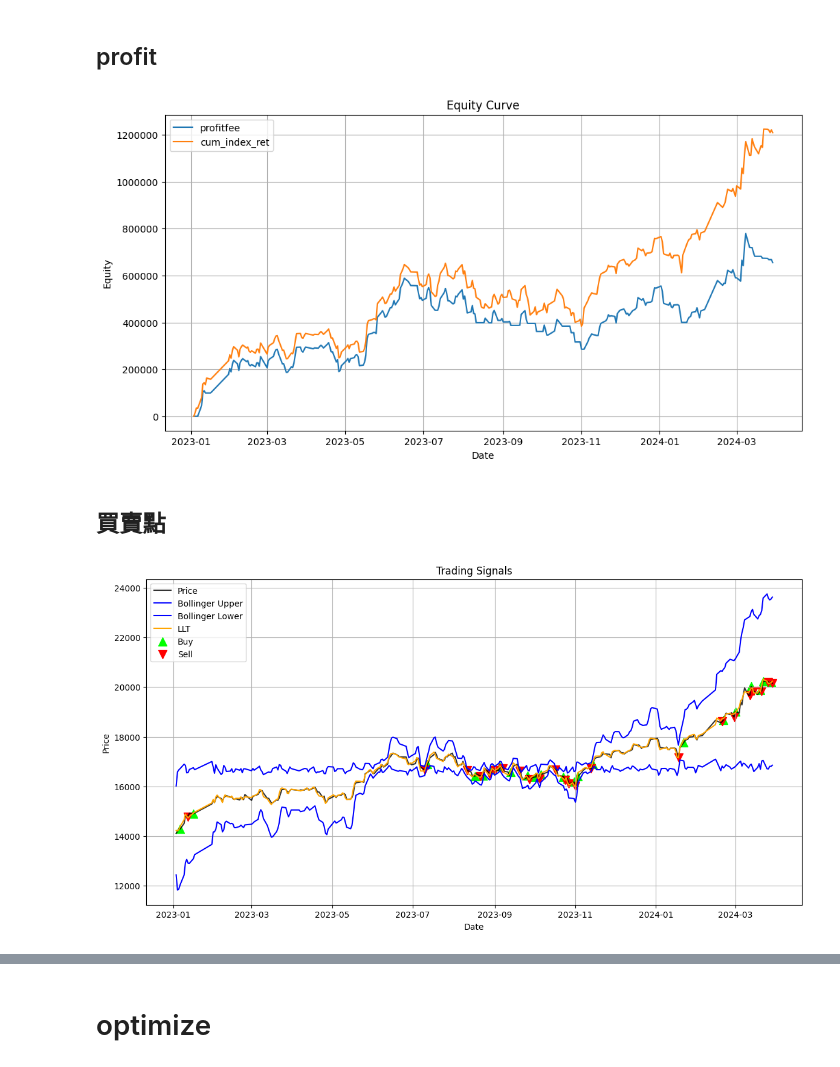
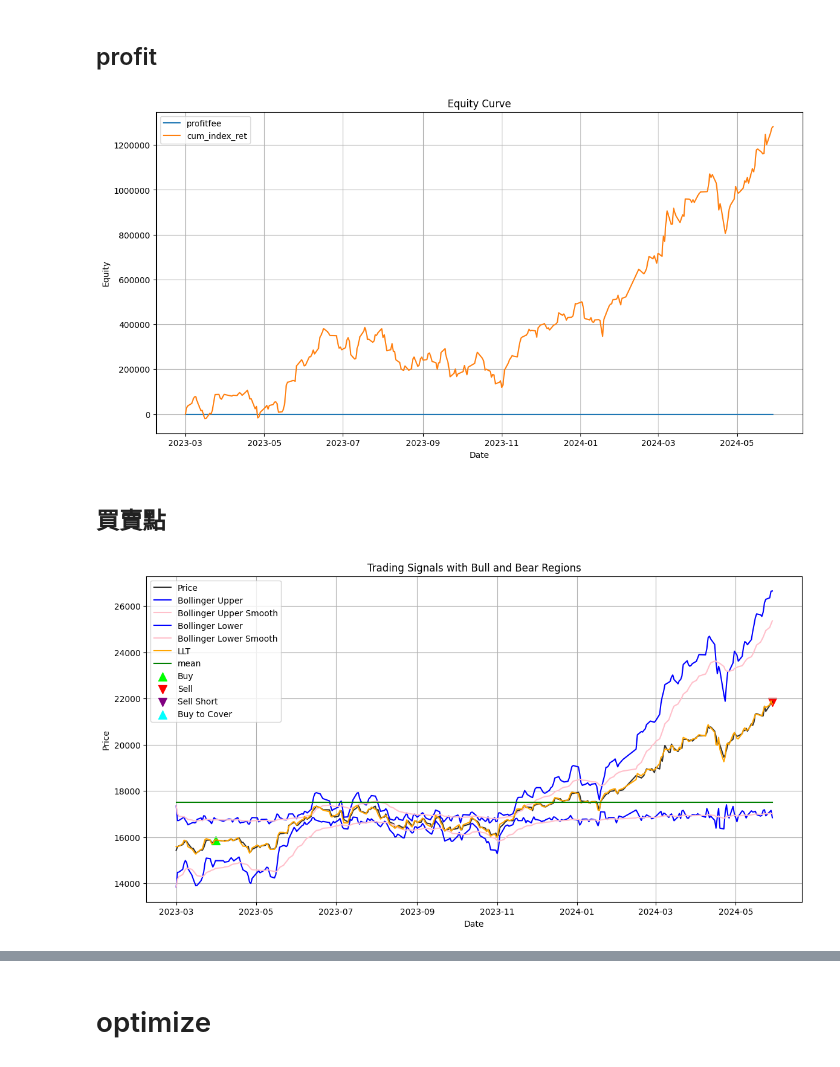
Before and after one commit to Xin95172/Quant_idea, a Jupyter notebook: llt.ipynb, the cells around one changed output, grey strips where cells are left out. Saved outputs shown, nothing was run; the diff lists cells and outputs as text; code cells hidden in the pictures.

```diff
--- a/llt.ipynb
+++ b/llt.ipynb
@@ -21,7 +21,7 @@ df.columns = ['open', 'high', 'low', 'close', 'volume']
 '''
 
 ## 資料DataFrame
-df = yfin.download('^TWII', start = '2023-1-1', end = '2024-3-30')
+df = yfin.download('^TWII', start = '2023-3-1', end = '2024-5-30')
 df.columns = ['open', 'high', 'low', 'close', 'adj_close', 'volume']
 ## 計算資料DataFrame
 ret_df = pd.DataFrame(index = df.index)
@@ -370,7 +349,7 @@ Profit Factor :  3.286084869028772
 ## profit
 # %%
 # plot
-fig, ax = plt.subplots(figsize=(12, 6))
+fig, ax = plt.subplots(figsize=(14, 7))
 ax.plot(df.index, equity['profitfee'], label='profitfee')
 ax.plot(df.index, ret_df['cum_index_ret'], label='cum_index_ret')
 
@@ -387,51 +366,65 @@ ax.legend()
 
 plt.show()
 # %% [output]
-[figure, old version]
+[figure, new version]
 # %% [markdown]
 ## 買賣點
 # %%
-import matplotlib.pyplot as plt
-
 # 筛选买卖信号
 buy_points = ret_df[ret_df['buy'] > 0]
 sell_points = ret_df[ret_df['sell'] > 0]
-# sellshort_points = ret_df[ret_df['sellshort'] > 0]
-# buytocover_points = ret_df[ret_df['buytocover'] > 0]
+sellshort_points = ret_df[ret_df['sellshort'] > 0]
+buytocover_points = ret_df[ret_df['buytocover'] > 0]
 
 # 绘制价格图表
 plt.figure(figsize=(14, 7))
 
 # 绘制价格线
 plt.plot(df.index, df['open'], label='Price', color='black', alpha=0.8)
 
 # 绘制布林带上轨线
 plt.plot(df.index, df['bolinger_upper'], label='Bollinger Upper', color='blue')
+plt.plot(df.index, df['bolinger_upper_smooth'], label='Bollinger Upper Smooth', color='pink')
 
 # 绘制布林带下轨线
 plt.plot(df.index, df['bolinger_lower'], label='Bollinger Lower', color='blue')
+plt.plot(df.index, df['bolinger_lower_smooth'], label='Bollinger Lower Smooth', color='pink')
 
 # 绘制LLT线
 plt.plot(df.index, df['llt'], label='LLT', color='orange')
+
+# 绘制中线
+plt.plot(df.index, df['mean'], label='mean', color='green')
 
 # 绘制买入点
 plt.scatter(buy_points.index, df['open'].loc[buy_points.index], color='lime', marker='^', label='Buy', s=100)
 
 # 绘制卖出点
 plt.scatter(sell_points.index, df['open'].loc[sell_points.index], color='red', marker='v', label='Sell', s=100)
 
 # 绘制卖空点
-# plt.scatter(sellshort_points.index, df['open'].loc[sellshort_points.index], color='purple', marker='v', label='Sell Short', s=100)
+plt.scatter(sellshort_points.index, df['open'].loc[sellshort_points.index], color='purple', marker='v', label='Sell Short', s=100)
 
 # 绘制买回点
-# plt.scatter(buytocover_points.index, df['open'].loc[buytocover_points.index], color='cyan', marker='^', label='Buy to Cover', s=100)
+plt.scatter(buytocover_points.index, df['open'].loc[buytocover_points.index], color='cyan', marker='^', label='Buy to Cover', s=100)
+
+# 绘制 Bull 和 Bear 区域
+bull_region_label_shown = False
+bear_region_label_shown = False
+# for i in range(1, len(df)):
+#     if df['Bull'].iloc[i]:
+#         plt.fill_between(df.index[i-1:i+1], df['open'].min(), df['open'].max(), color='lightgreen', alpha=0.5, label='Bull Region' if not bull_region_label_shown else "")
+#         bull_region_label_shown = True
+#     if df['Bear'].iloc[i]:
+#         plt.fill_between(df.index[i-1:i+1], df['open'].min(), df['open'].max(), color='lightcoral', alpha=0.5, label='Bear Region' if not bear_region_label_shown else "")
+#         bear_region_label_shown = True
 
 # 添加图例、标题和标签
 plt.legend()
-plt.title('Trading Signals')
+plt.title('Trading Signals with Bull and Bear Regions')
 plt.xlabel('Date')
 plt.ylabel('Price')
 plt.grid(True)
 plt.show()
 # %% [output]
-[figure, old version]
+[figure, new version]
```
Also changed, not shown: parts of 9 cells of this notebook.
